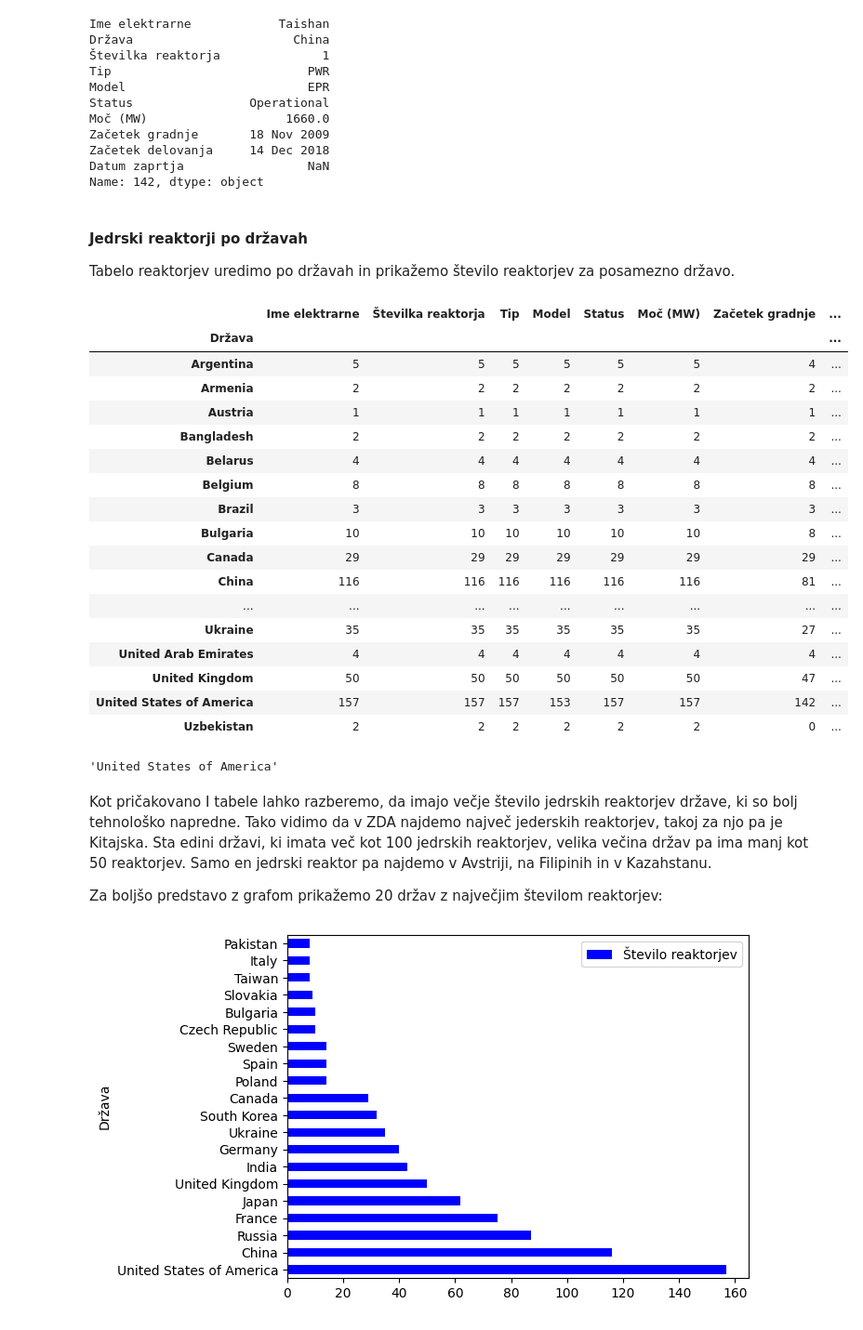
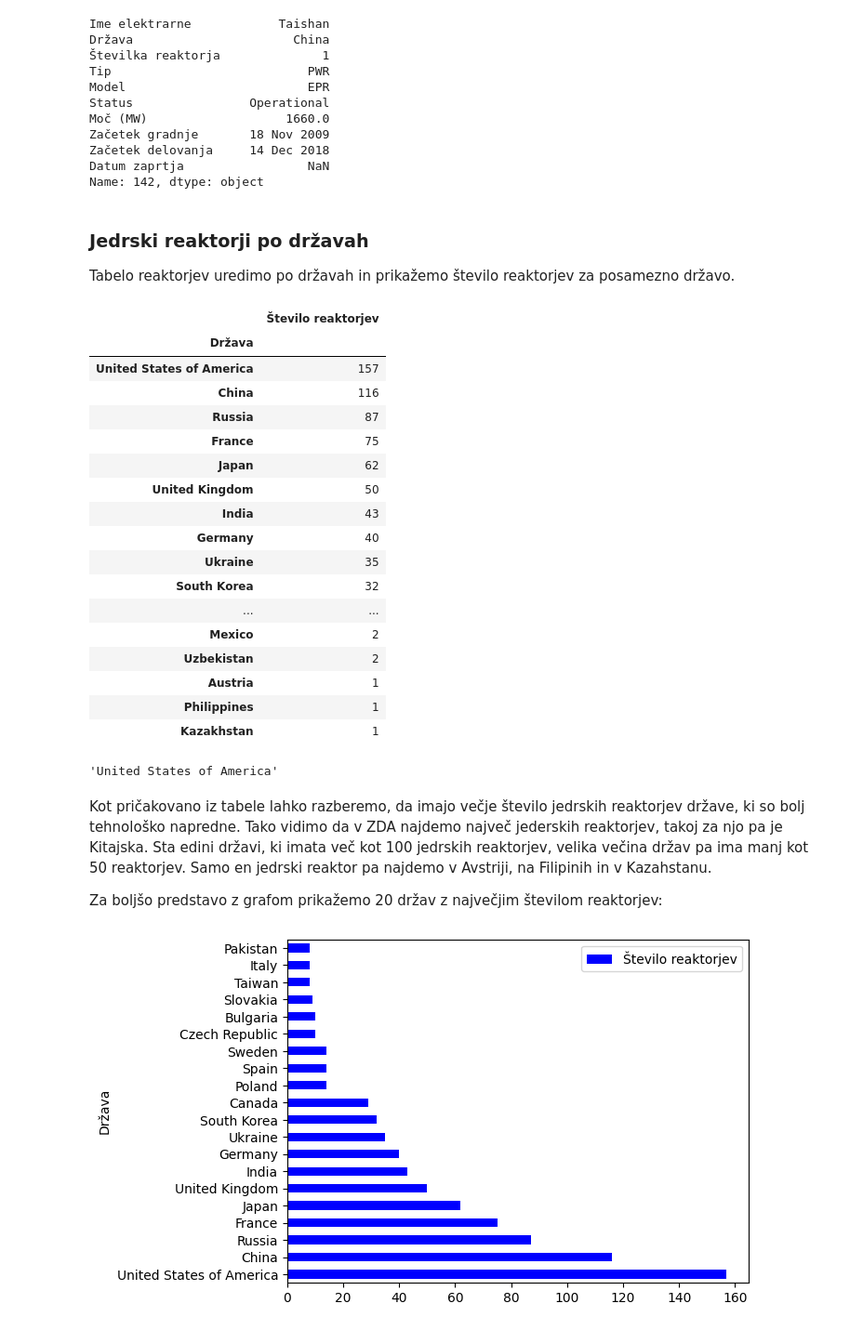
Before and after one commit to aljagombac/analiza-jedrskih-reaktorjev-in-nesrec, a Jupyter notebook: analiza/reaktoji_nesrece.ipynb, the cells around one changed output. Shown at 93% size. Saved outputs shown, nothing was run; the diff lists cells and outputs as text; code cells hidden in the pictures.

```diff
--- a/analiza/reaktoji_nesrece.ipynb
+++ b/analiza/reaktoji_nesrece.ipynb
@@ -210,31 +210,34 @@ Začetek delovanja     14 Dec 2018
 Datum zaprtja                 NaN
 Name: 142, dtype: object
 # %% [markdown]
-#### **Jedrski reaktorji po državah**
+### **Jedrski reaktorji po državah**
 
 Tabelo reaktorjev uredimo po državah in prikažemo število reaktorjev za posamezno državo.
 # %%
 # prikaz reaktorjev razporejenih po državah
-reaktorji.groupby("Država").count()
+presteto_reaktorji = reaktorji["Država"].value_counts().to_frame()
+presteto_reaktorji.rename(columns={'count':'Število reaktorjev'}, inplace=True)
+
+display(presteto_reaktorji)
 # %% [output]
-|  | Ime elektrarne | Številka reaktorja | Tip | Model | Status | Moč (MW) | Začetek gradnje | ... |
-| Država |  |  |  |  |  |  |  | ... |
-| Argentina | 5 | 5 | 5 | 5 | 5 | 5 | 4 | ... |
-| Armenia | 2 | 2 | 2 | 2 | 2 | 2 | 2 | ... |
-| Austria | 1 | 1 | 1 | 1 | 1 | 1 | 1 | ... |
-| Bangladesh | 2 | 2 | 2 | 2 | 2 | 2 | 2 | ... |
-| Belarus | 4 | 4 | 4 | 4 | 4 | 4 | 4 | ... |
-| Belgium | 8 | 8 | 8 | 8 | 8 | 8 | 8 | ... |
-| Brazil | 3 | 3 | 3 | 3 | 3 | 3 | 3 | ... |
-| Bulgaria | 10 | 10 | 10 | 10 | 10 | 10 | 8 | ... |
-| Canada | 29 | 29 | 29 | 29 | 29 | 29 | 29 | ... |
-| China | 116 | 116 | 116 | 116 | 116 | 116 | 81 | ... |
-| ... | ... | ... | ... | ... | ... | ... | ... | ... |
-| Ukraine | 35 | 35 | 35 | 35 | 35 | 35 | 27 | ... |
-| United Arab Emirates | 4 | 4 | 4 | 4 | 4 | 4 | 4 | ... |
-| United Kingdom | 50 | 50 | 50 | 50 | 50 | 50 | 47 | ... |
-| United States of America | 157 | 157 | 157 | 153 | 157 | 157 | 142 | ... |
-| Uzbekistan | 2 | 2 | 2 | 2 | 2 | 2 | 0 | ... |
+|  | Število reaktorjev |
+| Država |  |
+| United States of America | 157 |
+| China | 116 |
+| Russia | 87 |
+| France | 75 |
+| Japan | 62 |
+| United Kingdom | 50 |
+| India | 43 |
+| Germany | 40 |
+| Ukraine | 35 |
+| South Korea | 32 |
+| ... | ... |
+| Mexico | 2 |
+| Uzbekistan | 2 |
+| Austria | 1 |
+| Philippines | 1 |
+| Kazakhstan | 1 |
 # %%
 po_drzavah = reaktorji.groupby("Država").size()
 
@@ -243,7 +246,7 @@ po_drzavah.idxmax()
 # %% [output]
 'United States of America'
 # %% [markdown]
-Kot pričakovano I tabele lahko razberemo, da imajo večje število jedrskih reaktorjev države, ki so bolj tehnološko napredne. Tako vidimo da v ZDA najdemo največ jederskih reaktorjev, takoj za njo pa je Kitajska. Sta edini državi, ki imata več kot 100 jedrskih reaktorjev, velika večina držav pa ima manj kot 50 reaktorjev. Samo en jedrski reaktor pa najdemo v Avstriji, na Filipinih in v Kazahstanu.
+Kot pričakovano iz tabele lahko razberemo, da imajo večje število jedrskih reaktorjev države, ki so bolj tehnološko napredne. Tako vidimo da v ZDA najdemo največ jederskih reaktorjev, takoj za njo pa je Kitajska. Sta edini državi, ki imata več kot 100 jedrskih reaktorjev, velika večina držav pa ima manj kot 50 reaktorjev. Samo en jedrski reaktor pa najdemo v Avstriji, na Filipinih in v Kazahstanu.
 
 Za boljšo predstavo z grafom prikažemo 20 držav z največjim številom reaktorjev:
 # %%
```
Also changed, not shown: parts of 33 cells of this notebook, 1 other file.
